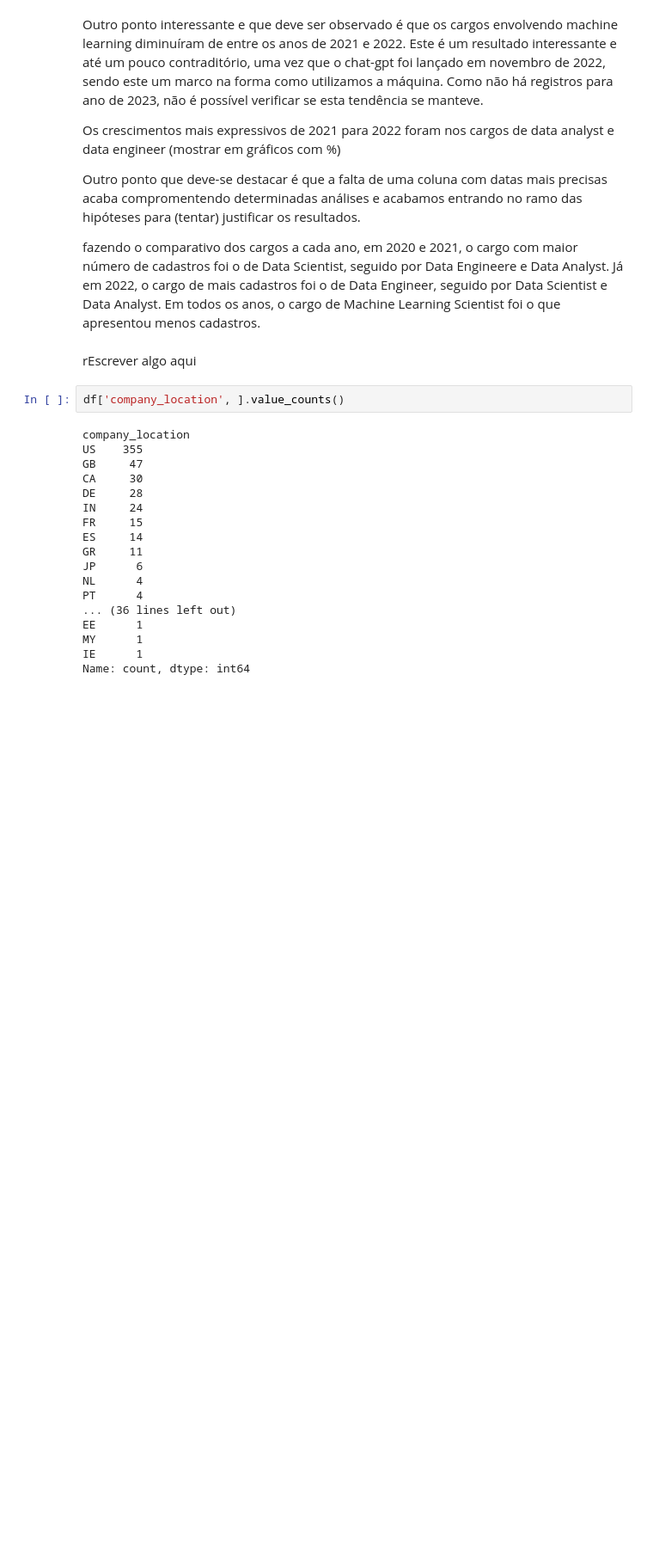
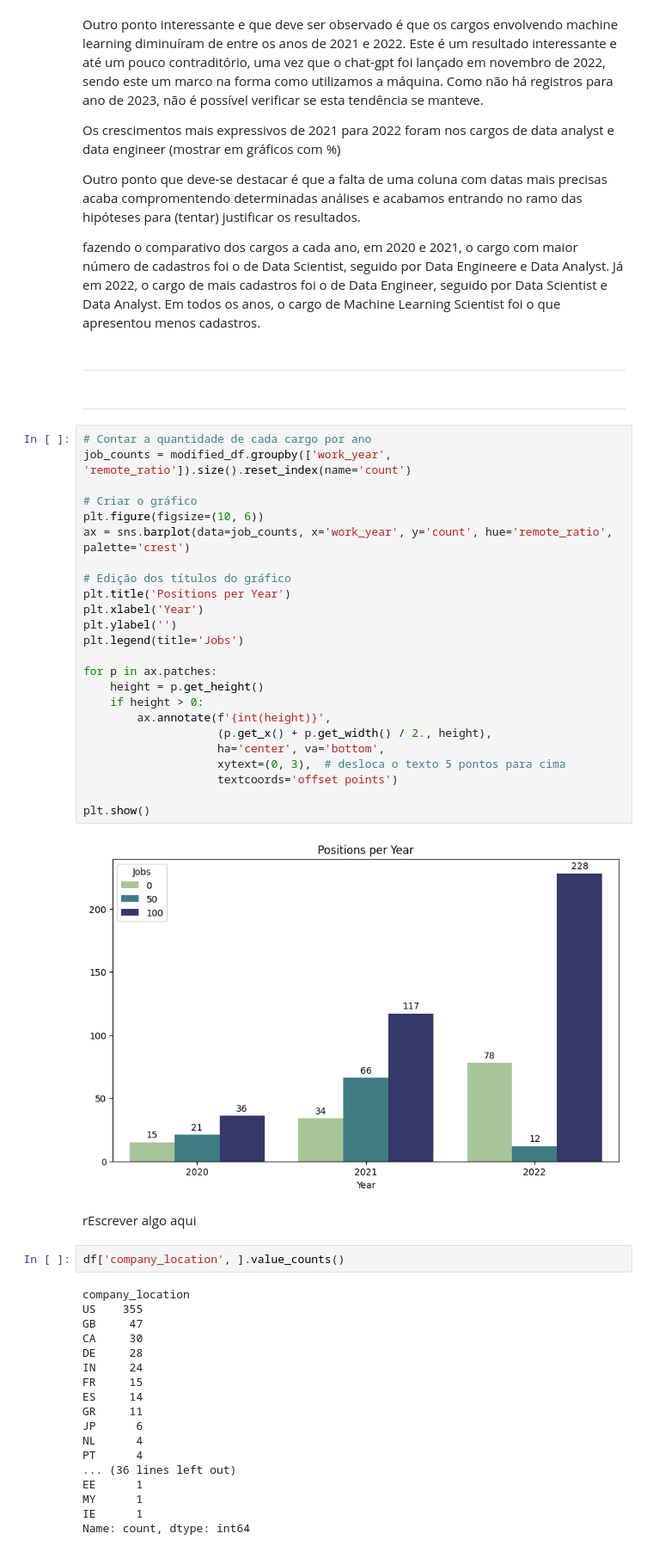
Before and after one commit to wesiley/Data-Scientist-Job-Salaries-EDA, a Jupyter notebook: Data_Science_EDA.ipynb, the cells around one changed output. Shown at 86% size. Saved outputs shown, nothing was run; the diff lists cells and outputs as text; blank space fills up the shorter version.

```diff
--- a/Data_Science_EDA.ipynb
+++ b/Data_Science_EDA.ipynb
@@ -460,6 +460,36 @@ Os crescimentos mais expressivos de 2021 para 2022 foram nos cargos de data anal
 Outro ponto que deve-se destacar é que a falta de uma coluna com datas mais precisas acaba compromentendo determinadas análises e acabamos entrando no ramo das hipóteses para (tentar) justificar os resultados.
 
 fazendo o comparativo dos cargos a cada ano, em 2020 e 2021, o cargo com maior número de cadastros foi o de Data Scientist, seguido por Data Engineere e Data Analyst. Já em 2022, o cargo de mais cadastros foi o de Data Engineer, seguido por Data Scientist e Data Analyst. Em todos os anos, o cargo de Machine Learning Scientist foi o que apresentou menos cadastros.
+# %% [markdown]
+-------
+# %% [markdown]
+----
+# %%
+# Contar a quantidade de cada cargo por ano
+job_counts = modified_df.groupby(['work_year', 'remote_ratio']).size().reset_index(name='count')
+
+# Criar o gráfico
+plt.figure(figsize=(10, 6))
+ax = sns.barplot(data=job_counts, x='work_year', y='count', hue='remote_ratio', palette='crest')
+
+# Edição dos títulos do gráfico
+plt.title('Positions per Year')
+plt.xlabel('Year')
+plt.ylabel('')
+plt.legend(title='Jobs')
+
+for p in ax.patches:
+    height = p.get_height()
+    if height > 0:
+        ax.annotate(f'{int(height)}',
+                    (p.get_x() + p.get_width() / 2., height),
+                    ha='center', va='bottom',
+                    xytext=(0, 3),  # desloca o texto 5 pontos para cima
+                    textcoords='offset points')
+
+plt.show()
+# %% [output]
+[figure, added]
 # %% [markdown]
 rEscrever algo aqui
 # %%
```
Also changed, not shown: parts of 1 cell of this notebook.
